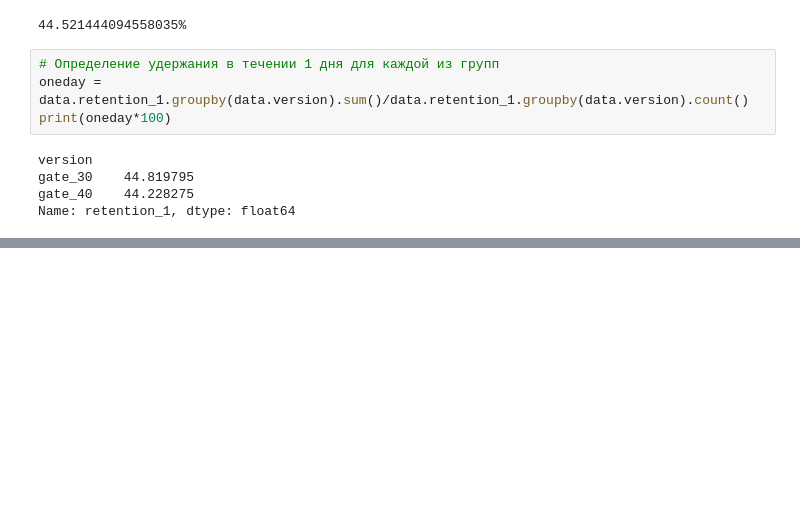
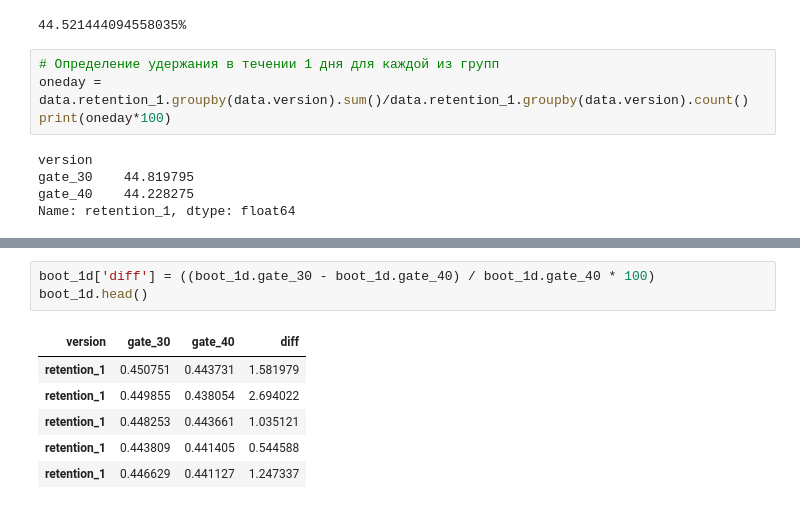
Before and after one commit to BoginskiyVV/AB_Testing, a Jupyter notebook: Sem9/HW9.ipynb, the cells around one changed output, grey strips where cells are left out. Saved outputs shown, nothing was run; the diff lists cells and outputs as text; blank space fills up the shorter version.

```diff
--- a/Sem9/HW9.ipynb
+++ b/Sem9/HW9.ipynb
@@ -215,0 +239,10 @@ AttributeError: 'list' object has no attribute 'plot'
+# %%
+boot_1d['diff'] = ((boot_1d.gate_30 - boot_1d.gate_40) / boot_1d.gate_40 * 100)
+boot_1d.head()
+# %% [output]
+| version | gate_30 | gate_40 | diff |
+| retention_1 | 0.450751 | 0.443731 | 1.581979 |
+| retention_1 | 0.449855 | 0.438054 | 2.694022 |
+| retention_1 | 0.448253 | 0.443661 | 1.035121 |
+| retention_1 | 0.443809 | 0.441405 | 0.544588 |
+| retention_1 | 0.446629 | 0.441127 | 1.247337 |
```
Also changed, not shown: parts of 15 cells of this notebook.
